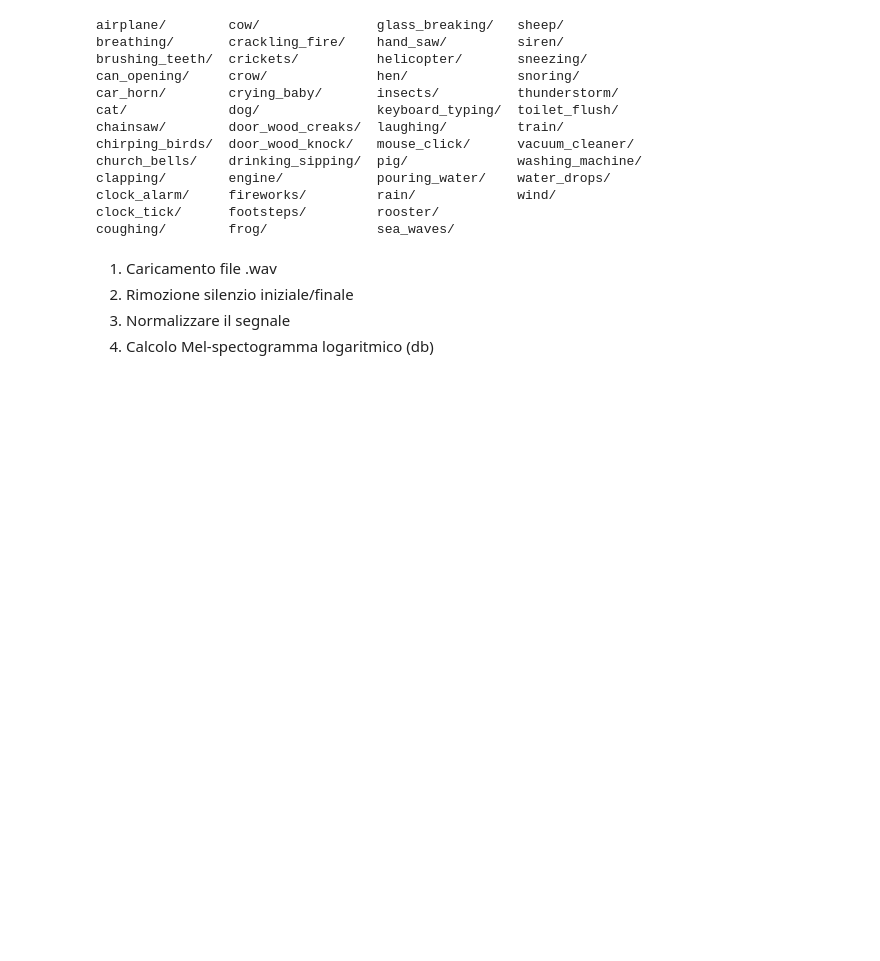
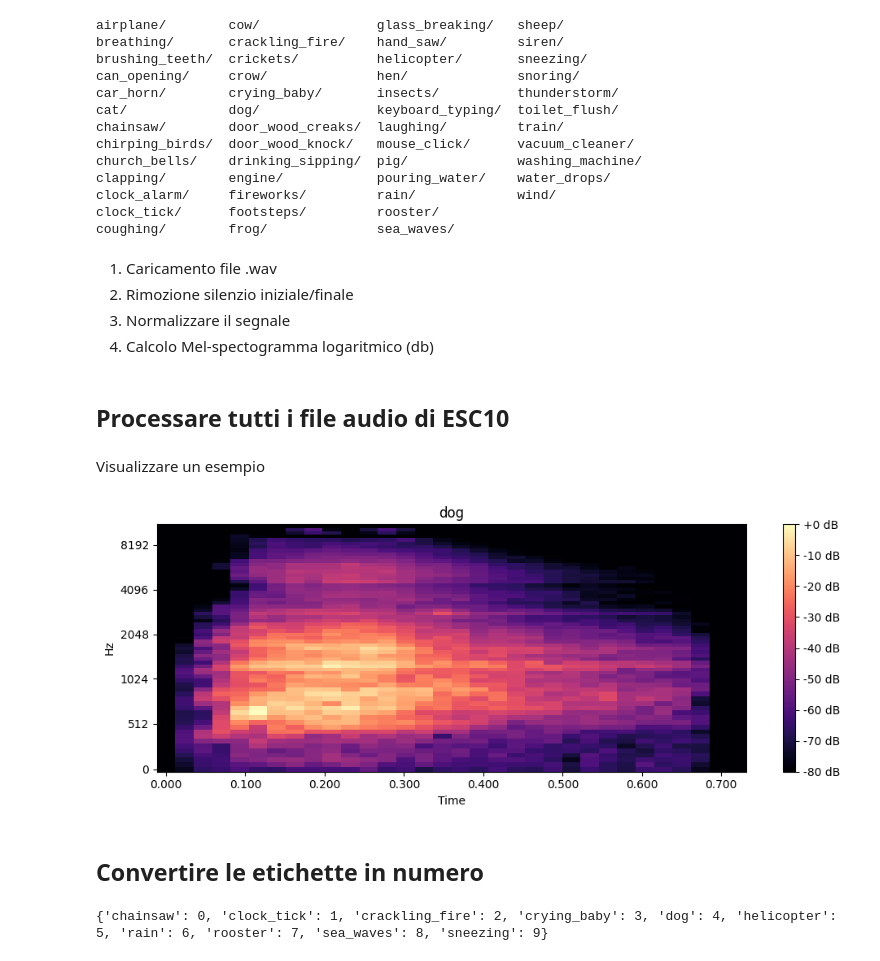
Before and after one commit to unipd-human-data/env-soundnet, a Jupyter notebook: ESC_SNN_Project.ipynb, the cells around one changed output. Drawn from its saved outputs; the diff is of its cells as text; code cells hidden in the pictures; blank space fills up the shorter version.

Commit message:
Preprocessing - silence trimming, normalization. Feature Extraction - logmel

```diff
--- a/ESC_SNN_Project.ipynb
+++ b/ESC_SNN_Project.ipynb
@@ -142,12 +112,50 @@ coughing/        frog/              sea_waves/
 # %%
 def load_and_preprocess_audio(file_path, sr=44100, n_mels=64, n_fft=1024, hop_length=512):
   #Step1: Caricare file audio
-  y, sr = librosa.load(file_path)
+  y, _ = librosa.load(file_path, sr=sr)
   #Step2: Rimuovere il silenzio
+  #DA CAPIRE SE VA BENE 60
+  y, index = librosa.effects.trim(y, top_db = 60)
   #Step3: Normalizzare
+  y = librosa.util.normalize(y)
   #Step4: Calcolare Mel-spectrogram
+  y_mel = librosa.feature.melspectrogram(y=y, sr=sr, n_fft=n_fft, hop_length=hop_length, n_mels=n_mels)
   #Step5: Convertire in Log
-  #Step6: Restituire
-  return
+  y_mel = librosa.power_to_db(y_mel, ref=np.max)    #calcola i db rispetto al valore massimo nel Mel-spect.
+
+  return y_mel
-# %%
-file_path = "/content/drive/MyDrive/HumanData/ESC-10/dog/1-30226-A-0.wav"
+# %% [markdown]
+## Processare tutti i file audio di ESC10
+# %%
+categories= os.listdir(path='/content/drive/MyDrive/HumanData/ESC-10/')
+data = []
+
+for category in categories:
+  category_path = os.path.join('/content/drive/MyDrive/HumanData/ESC-10', category)
+  for file in os.listdir(category_path):
+
+    if file.endswith('.wav'):
+      file_path = os.path.join(category_path, file)
+      mel_spec = load_and_preprocess_audio(file_path)
+
+      data.append((mel_spec, category))
+# %% [markdown]
+Visualizzare un esempio
+# %%
+mel, label = data[0]
+plt.figure(figsize=(10, 4))
+librosa.display.specshow(mel, y_axis='mel', x_axis='time')
+plt.colorbar(format='%+2.0f dB')
+plt.title(label)
+plt.tight_layout()
+plt.show()
+# %% [output]
+[figure, added]
+# %% [markdown]
+## Convertire le etichette in numero
+# %%
+labels = sorted(set([label for _, label in data]))
+label_index = {label: index for index, label in enumerate(labels)}
+print(label_index)
+# %% [output]
+{'chainsaw': 0, 'clock_tick': 1, 'crackling_fire': 2, 'crying_baby': 3, 'dog': 4, 'helicopter': 5, 'rain': 6, 'rooster': 7, 'sea_waves': 8, 'sneezing': 9}
```
Also changed, not shown: parts of 6 cells of this notebook.
